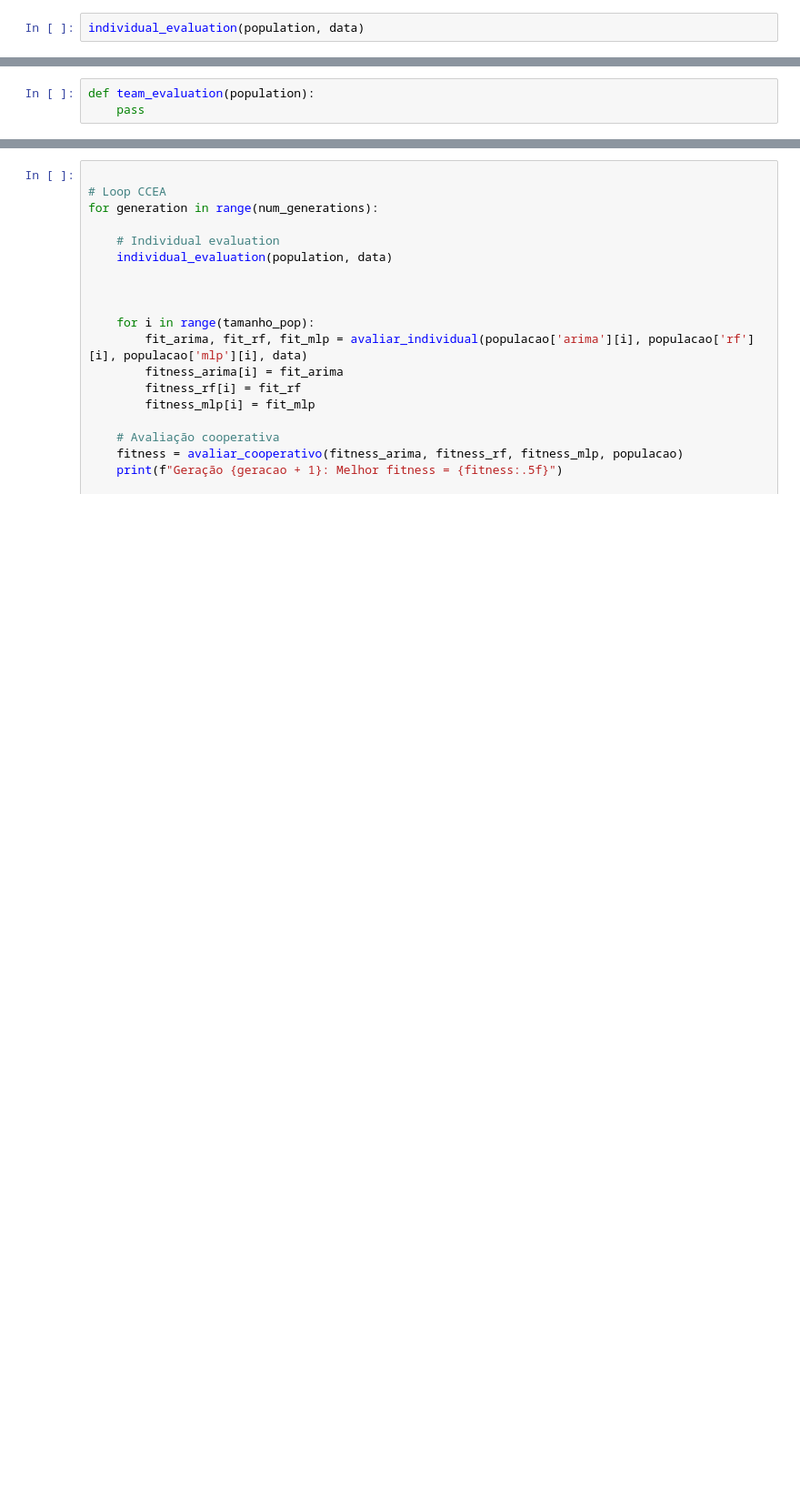
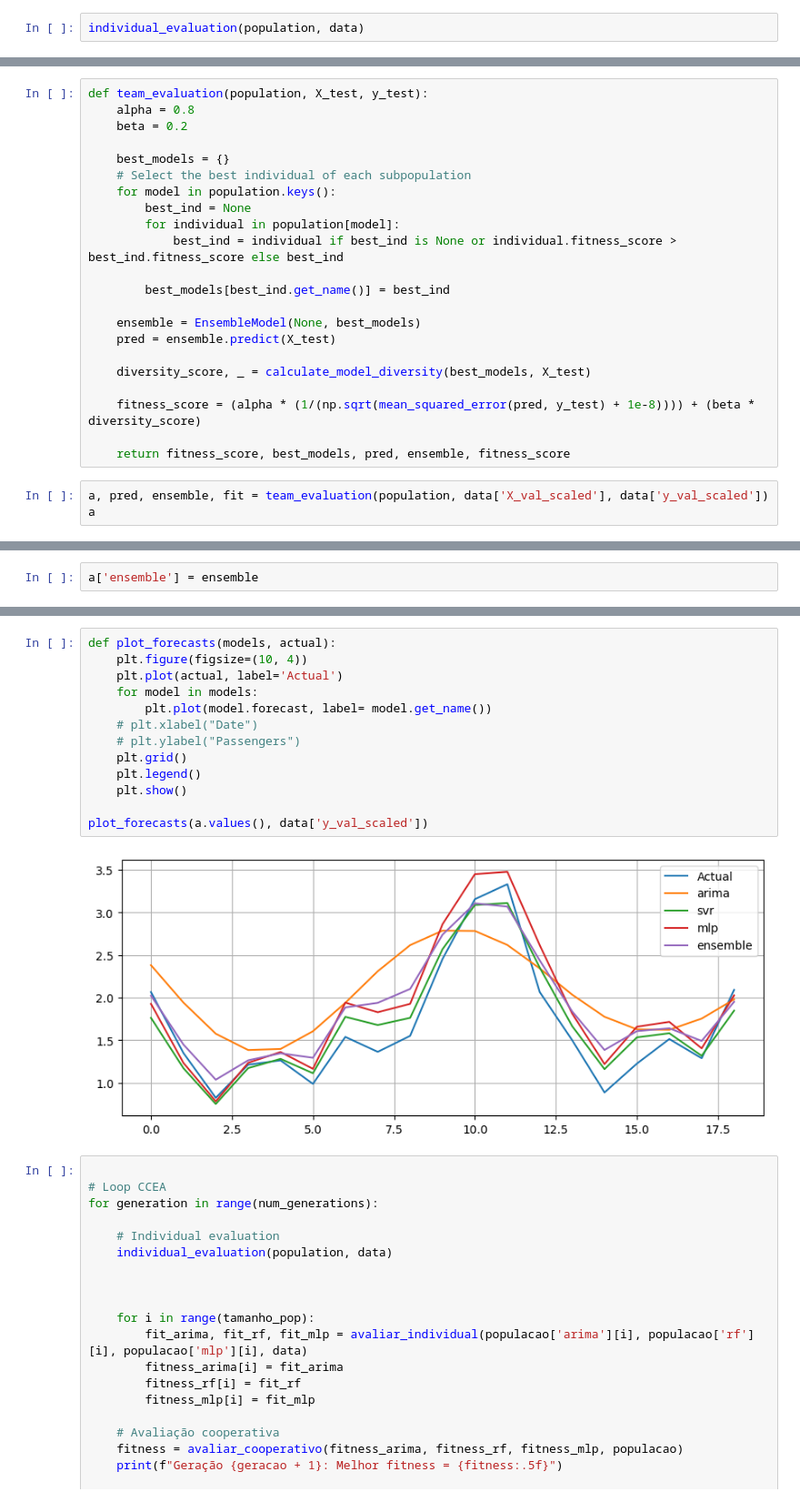
Before and after one commit to filipecmedeiros/Cooperative-Coevolutionary-Algorithms-for-Model-Diversity, a Jupyter notebook: Cooperative Coevolutionary Algorithms for Model Diversity.ipynb, the cells around one changed output, grey strips where cells are left out. Shown at 91% size. Cells and saved outputs as stored; diff of their text form; blank space fills up the shorter version.

Commit message:
Add diversity score

```diff
--- a/Cooperative Coevolutionary Algorithms for Model Diversity.ipynb
+++ b/Cooperative Coevolutionary Algorithms for Model Diversity.ipynb
@@ -312,3 +408,25 @@ MLPModel {'hidden_layer_sizes': 7, 'learning_rate': 0.08371387653105172} Fitness
 # %%
-def team_evaluation(population):
-    pass
+def team_evaluation(population, X_test, y_test):
+    alpha = 0.8
+    beta = 0.2
+
+    best_models = {}
+    # Select the best individual of each subpopulation
+    for model in population.keys():
+        best_ind = None
+        for individual in population[model]:
+            best_ind = individual if best_ind is None or individual.fitness_score > best_ind.fitness_score else best_ind
+
+        best_models[best_ind.get_name()] = best_ind
+
+    ensemble = EnsembleModel(None, best_models)
+    pred = ensemble.predict(X_test)
+
+    diversity_score, _ = calculate_model_diversity(best_models, X_test)
+
+    fitness_score = (alpha * (1/(np.sqrt(mean_squared_error(pred, y_test) + 1e-8)))) + (beta * diversity_score)
+
+    return fitness_score, best_models, pred, ensemble, fitness_score
+# %%
+a, pred, ensemble, fit = team_evaluation(population, data['X_val_scaled'], data['y_val_scaled'])
+a
@@ -314,0 +437,2 @@ def team_evaluation(population):
+# %%
+a['ensemble'] = ensemble
@@ -315,3 +478,18 @@ def team_evaluation(population):
+# %%
+def plot_forecasts(models, actual):
+    plt.figure(figsize=(10, 4))
+    plt.plot(actual, label='Actual')
+    for model in models:
+        plt.plot(model.forecast, label= model.get_name())
+    # plt.xlabel("Date")
+    # plt.ylabel("Passengers")
+    plt.grid()
+    plt.legend()
+    plt.show()
+
+plot_forecasts(a.values(), data['y_val_scaled'])
+# %% [output]
+[figure, added]
 # %%
 
 # Loop CCEA
```
Also changed, not shown: parts of 14 cells of this notebook.
